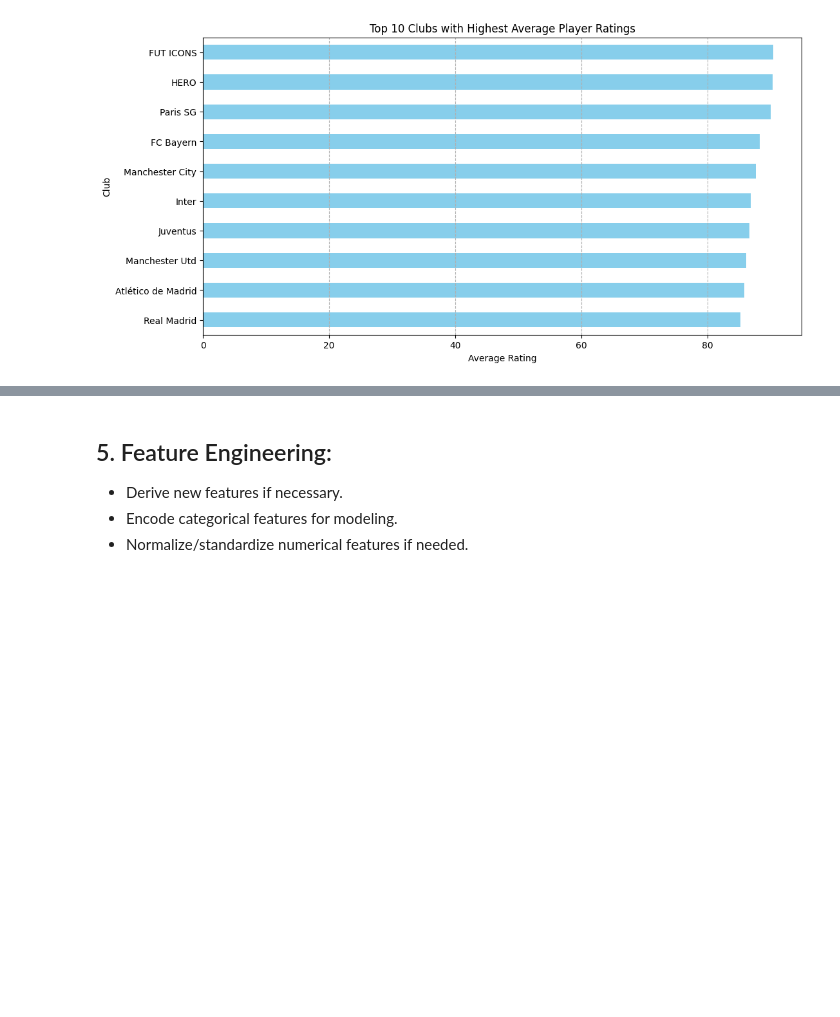
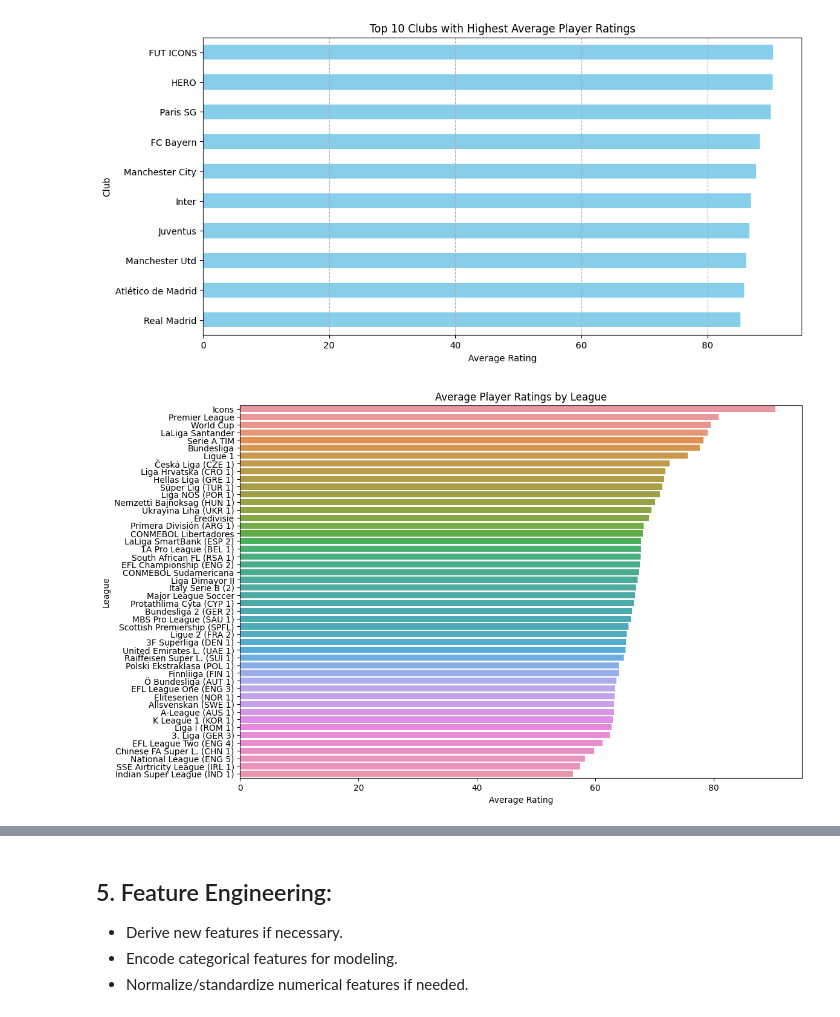
Before and after one commit to diogo-costa-silva/data-science-notebooks, a Jupyter notebook: fifa-23-ultimate-team-players/fifa23-players-analysis.ipynb, the cells around one changed output, grey strips where cells are left out. Saved outputs shown, nothing was run; the diff lists cells and outputs as text; code cells hidden in the pictures; blank space fills up the shorter version.

```diff
--- a/fifa-23-ultimate-team-players/fifa23-players-analysis.ipynb
+++ b/fifa-23-ultimate-team-players/fifa23-players-analysis.ipynb
@@ -382,11 +415,10 @@ With this detailed view, we can better understand the distribution and character
 # %%
-# Imputing the missing values in Weight_kg using the global median
-global_median_weight = players["Weight_kg"].median()
-players["Weight_kg"].fillna(global_median_weight, inplace=True)
+# Impute missing values in "Weight_kg" column with median
+median_weight = players["Weight_kg"].median()
+players["Weight_kg"].fillna(median_weight, inplace=True)
 
-# Check if there are any more missing values in the Weight_kg column
-missing_weight_after_global_imputation = players["Weight_kg"].isnull().sum()
-
-missing_weight_after_global_imputation
+# Check if there are any missing values left in "Weight_kg" column
+remaining_missing_weight = players["Weight_kg"].isnull().sum()
+remaining_missing_weight
 # %% [output]
 0
@@ -392,0 +482,7 @@ missing_weight_after_global_imputation
+# %%
+# Impute weight values of 0 kg with the median weight
+players.loc[players["Weight_kg"] == 0, "Weight_kg"] = median_weight
+
+# Check if there are any players left with a weight of 0 kg
+remaining_zero_weight = players[players["Weight_kg"] == 0].shape[0]
+remaining_zero_weight
@@ -502,3 +511,14 @@ plt.grid(axis='x', linestyle='--')
 plt.show()
 # %% [output]
 [figure]
+# %%
+# Now create the bar plot of average player ratings by league
+plt.figure(figsize=(12, 8))
+avg_ratings_by_league = players.groupby('League')['Rating'].mean().sort_values(ascending=False)
+sns.barplot(x=avg_ratings_by_league.values, y=avg_ratings_by_league.index)
+plt.title('Average Player Ratings by League')
+plt.xlabel('Average Rating')
+plt.ylabel('League')
+plt.show()
+# %% [output]
+[figure, added]
```
Also changed, not shown: parts of 45 cells of this notebook, 1 other file.
